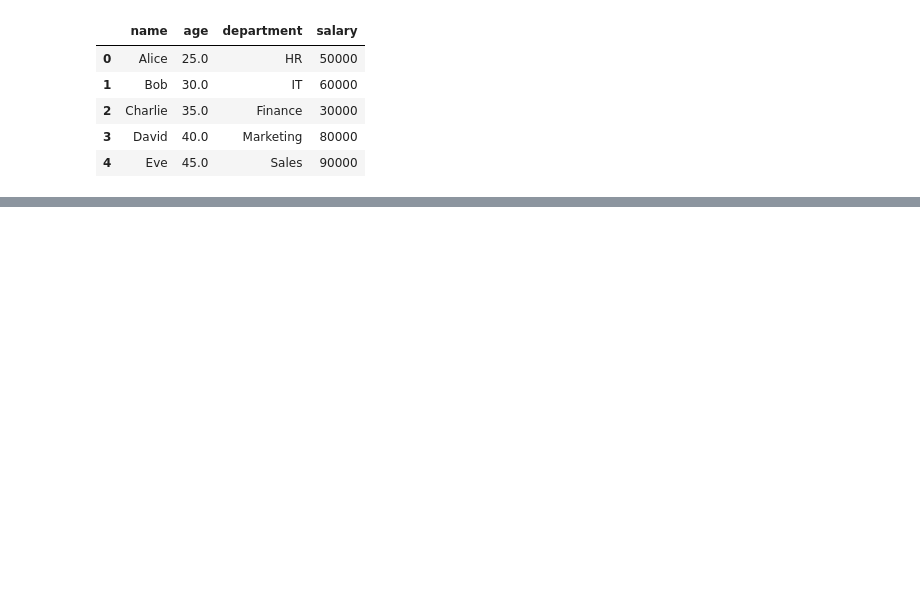
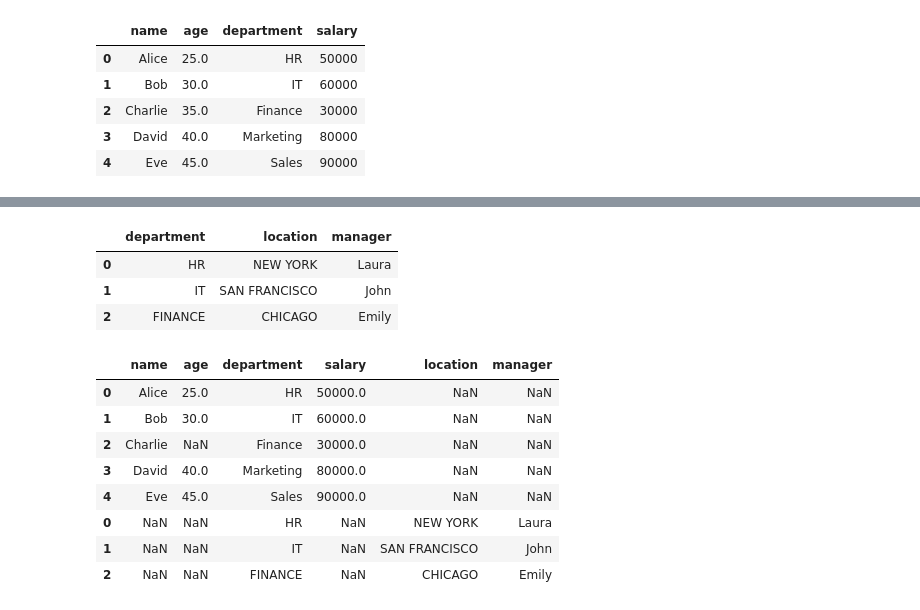
Before and after one commit to VaradrajVelhal/Data-Science, a Jupyter notebook: PANDAS/pandas.ipynb, the cells around one changed output, grey strips where cells are left out. Saved outputs shown, nothing was run; the diff lists cells and outputs as text; code cells hidden in the pictures; blank space fills up the shorter version.

```diff
--- a/PANDAS/pandas.ipynb
+++ b/PANDAS/pandas.ipynb
@@ -298,3 +298,6 @@ df
 | 2 | Charlie | NaN | Finance | 30000 |
 | 3 | David | 40.0 | Marketing | 80000 |
 | 4 | Eve | 45.0 | Sales | 90000 |
+# %%
+df['salary'] = df['salary'].apply(lambda x: x * 2 if x < 100000 else  x)
+df
@@ -300,0 +314,6 @@ df
+# %%
+# apply and lambda
+def multiply_age(x):
+    return x * 2
+df["age"] = df["age"].apply(multiply_age)
+df
@@ -300,0 +327,3 @@ df
+# %%
+df["age"] = df["age"].apply(lambda x: x / 2)
+df
@@ -300,0 +337,28 @@ df
+# %%
+#join and merges
+department_info ={
+    "department":["HR","IT","FINANCE"],
+    "location":["NEW YORK", "SAN FRANCISCO", "CHICAGO"],
+    "manager":["Laura", "John", "Emily"]
+}
+df2 = pd.DataFrame(department_info)
+df2
+# %% [output]
+|  | department | location | manager |
+| 0 | HR | NEW YORK | Laura |
+| 1 | IT | SAN FRANCISCO | John |
+| 2 | FINANCE | CHICAGO | Emily |
+# %%
+#Concat
+df_concat = pd.concat([df, df2])
+df_concat
+# %% [output]
+|  | name | age | department | salary | location | manager |
+| 0 | Alice | 25.0 | HR | 50000.0 | NaN | NaN |
+| 1 | Bob | 30.0 | IT | 60000.0 | NaN | NaN |
+| 2 | Charlie | NaN | Finance | 30000.0 | NaN | NaN |
+| 3 | David | 40.0 | Marketing | 80000.0 | NaN | NaN |
+| 4 | Eve | 45.0 | Sales | 90000.0 | NaN | NaN |
+| 0 | NaN | NaN | HR | NaN | NEW YORK | Laura |
+| 1 | NaN | NaN | IT | NaN | SAN FRANCISCO | John |
+| 2 | NaN | NaN | FINANCE | NaN | CHICAGO | Emily |
```
Also changed, not shown: parts of 22 cells of this notebook, 4 other files.
